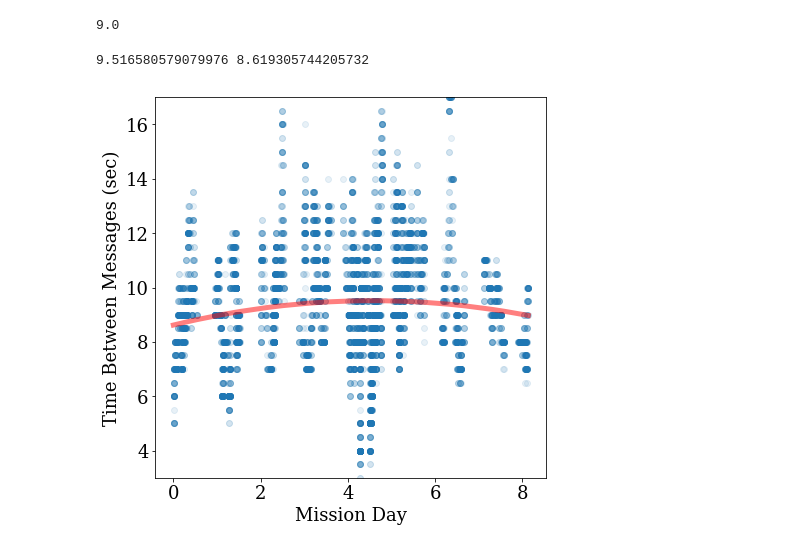
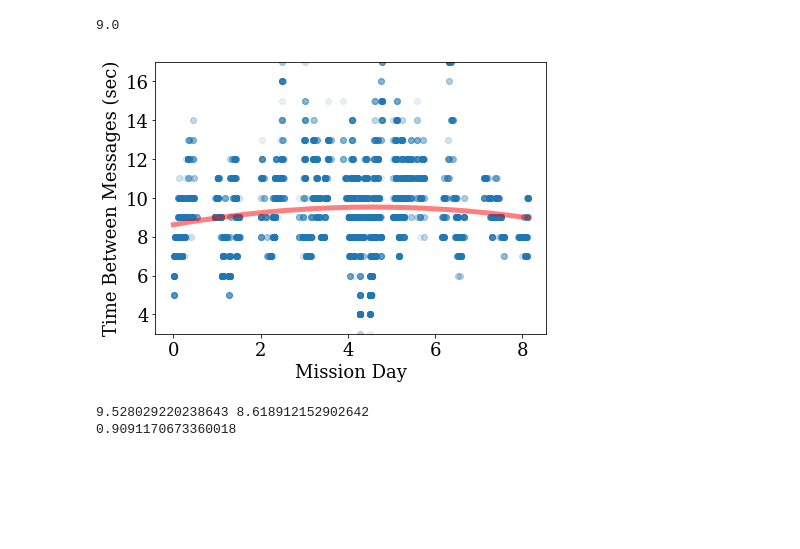
Before and after one commit to jradavenport/apollo11landing, a Jupyter notebook: data_prep.ipynb, the cells around one changed output. Drawn from its saved outputs; the diff is of its cells as text; code cells hidden in the pictures; blank space fills up the shorter version.

Commit message:
plots done

```diff
--- a/data_prep.ipynb
+++ b/data_prep.ipynb
@@ -275,22 +275,30 @@ np.median(np.diff(dtorig, n=1))
 # %% [output]
 9.0
 # %%
-plt.figure(figsize=(7,7))
+plt.figure(figsize=(7,5))
+
+window = 75
 
 plt.scatter(dtorig[1:]/60/60/24,
-         pd.Series(dtorig[1:]-dtorig[0:-1]).rolling(window=78, center=True).median(),
+         pd.Series(dtorig[1:]-dtorig[0:-1]).rolling(window=window, center=True).median(),
          alpha=0.1)
 
-ok = np.where(np.isfinite(pd.Series(dtorig[1:]-dtorig[0:-1]).rolling(window=78, center=True).median()))[0]
+ok = np.where(np.isfinite(pd.Series(dtorig[1:]-dtorig[0:-1]).rolling(window=window, center=True).median()))[0]
 ff = np.polyfit(dtorig[1:][ok]/60/60/24,
-         pd.Series(dtorig[1:]-dtorig[0:-1]).rolling(window=78, center=True).median()[ok], 2)
+         pd.Series(dtorig[1:]-dtorig[0:-1]).rolling(window=window, center=True).median()[ok], 2)
 
 plt.plot(dtorig[1:]/60/60/24, np.polyval(ff, dtorig[1:]/60/60/24), c='r', lw=5, alpha=0.5)
-print(np.nanmax(np.polyval(ff, dtorig[1:]/60/60/24)), np.nanmin(np.polyval(ff, dtorig[1:]/60/60/24)))
+
 plt.xlabel('Mission Day')
 plt.ylabel('Time Between Messages (sec)')
 plt.ylim(3,17)
 plt.savefig('delay.png',dpi=100, bbox_inches='tight', pad_inches=0.25)
 # %% [output]
-9.516580579079976 8.619305744205732
-[figure, old version]
+[figure, new version]
+# %%
+print(np.nanmax(np.polyval(ff, dtorig[1:]/60/60/24)), np.nanmin(np.polyval(ff, dtorig[1:]/60/60/24)))
+
+print(np.nanmax(np.polyval(ff, dtorig[1:]/60/60/24)) - np.nanmin(np.polyval(ff, dtorig[1:]/60/60/24)))
+# %% [output]
+9.528029220238643 8.618912152902642
+0.9091170673360018
```
Also changed, not shown: parts of 5 cells of this notebook, 4 other files.
